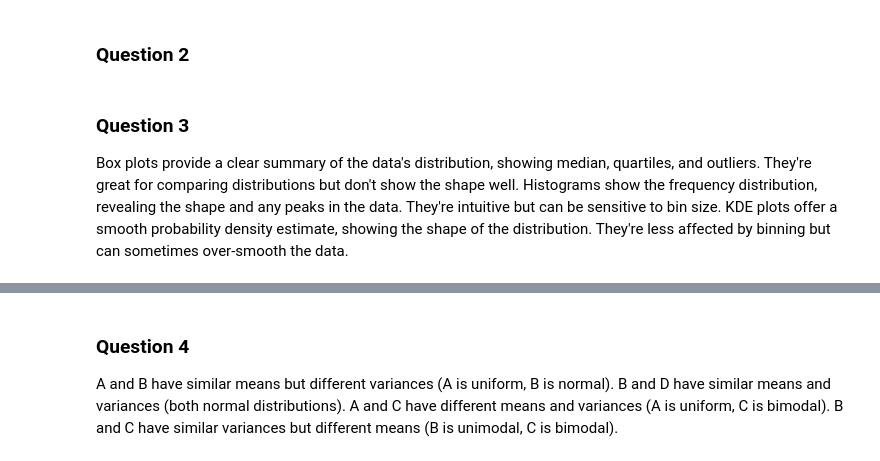
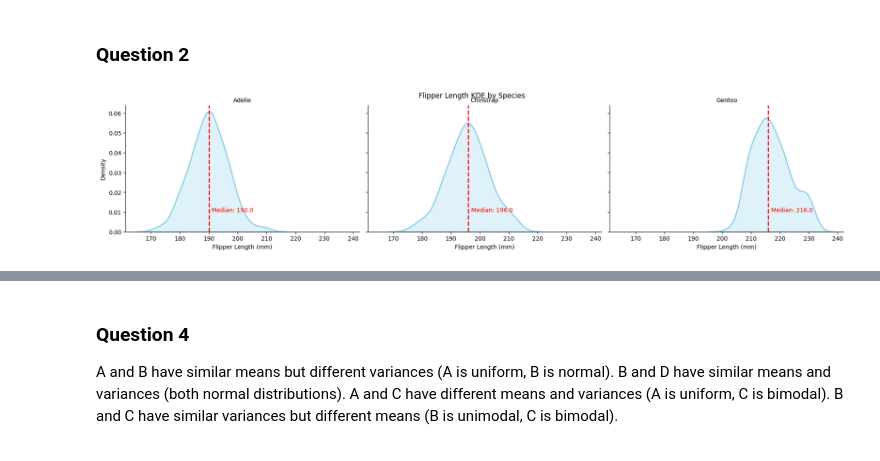
Before and after one commit to intelligent-username/stat130, a Jupyter notebook: SUBMISSIONS/W3/Sol.ipynb, the cells around one changed output, grey strips where cells are left out. Cells and saved outputs as stored; diff of their text form; code cells hidden in the pictures.

```diff
--- a/SUBMISSIONS/W3/Sol.ipynb
+++ b/SUBMISSIONS/W3/Sol.ipynb
@@ -79,6 +82,32 @@ plt.show()
-# %% [markdown]
-### Question 3
-
-Box plots provide a clear summary of the data's distribution, showing median, quartiles, and outliers. They're great for comparing distributions but don't show the shape well.
-Histograms show the frequency distribution, revealing the shape and any peaks in the data. They're intuitive but can be sensitive to bin size.
-KDE plots offer a smooth probability density estimate, showing the shape of the distribution. They're less affected by binning but can sometimes over-smooth the data.
+# %%
+import seaborn as sns
+import matplotlib.pyplot as plt
+import numpy as np
+
+# Load the penguins dataset
+penguins = sns.load_dataset("penguins")
+
+# Create a FacetGrid to plot each species in a row
+g = sns.FacetGrid(penguins, col="species", col_wrap=3, height=4, aspect=1.5)
+
+# Plot KDE for each species
+g.map(sns.kdeplot, "flipper_length_mm", fill=True, color="skyblue", linewidth=2)
+
+# Add median lines
+for ax, species in zip(g.axes.flat, penguins['species'].unique()):
+    # Calculate median
+    median_val = penguins[penguins['species'] == species]['flipper_length_mm'].median()
+
+    # Add vertical line for the median
+    ax.axvline(median_val, color='red', linestyle='--', lw=2)
+    ax.text(median_val + 1, 0.01, f'Median: {median_val:.1f}', color='red')
+
+# Customize the overall layout
+g.set_axis_labels("Flipper Length (mm)", "Density")
+g.set_titles("{col_name}")
+plt.subplots_adjust(top=0.9)
+g.fig.suptitle('Flipper Length KDE by Species')
+
+plt.show()
+# %% [output]
+[figure, added]
```
Also changed, not shown: parts of 7 cells of this notebook, 2 other files.
